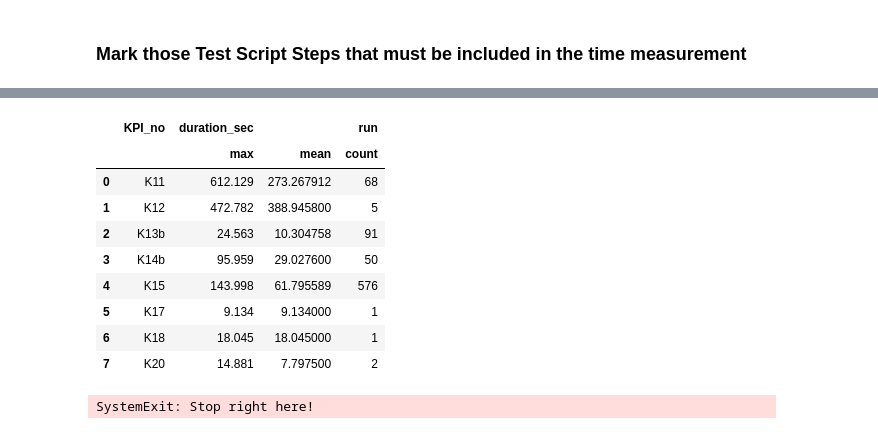
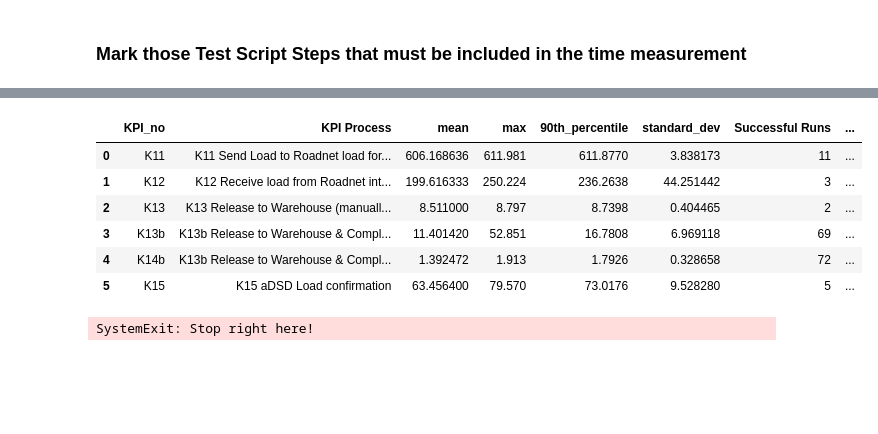
Before and after one commit to Lodewikus/CCBA_IPT, a Jupyter notebook: extract_EA_history.ipynb, the cells around one changed output, grey strips where cells are left out. Saved outputs shown, nothing was run; the diff lists cells and outputs as text; code cells hidden in the pictures; blank space fills up the shorter version.

```diff
--- a/extract_EA_history.ipynb
+++ b/extract_EA_history.ipynb
@@ -515,16 +457,19 @@ for idx in df1.index:
     try:
         linenum = df1['lineNum'][idx]
         if linenum in testStepstoMeasure[kpi_process]:
-            #print(linenum,testStepstoMeasure[scriptid])
-            #df1['Include_in_measure'][idx] = True
             df1.at[idx,'Include_in_measure'] = True
             j = [index for index, listItem in enumerate(testStepstoMeasure[kpi_process]) if listItem == linenum]
-            #df1['KPI_no'][idx] = testStepstoMeasure[scriptid][j[0]-1]
             df1.at[idx, 'KPI_no'] = testStepstoMeasure[kpi_process][j[0]-1]
     except:
         pass
     # Exception below
     # if scriptid == 399 and linenum == 17 and df1['StepLabel'][idx] == 'Click OK':
-    #     #df1['KPI_no'][idx] = 'K13'
-    #     df1.at[idx,'KPI_no'] = 'K13'
+    if kpi_process == 'K13 Release to Warehouse (manually planned loads)':
+        label = df1['StepLabel'][idx]
+        if linenum == 21 and df1['StepLabel'][idx] == 'Click OK':
+            df1.at[idx, 'KPI_no'] = 'K13'
+            df1.at[idx,'Include_in_measure'] = True
+        if linenum == 22 and df1['StepLabel'][idx] == 'Click Complete work':
+            df1.at[idx, 'KPI_no'] = 'K14'
+            df1.at[idx,'Include_in_measure'] = True
 # %%
@@ -564,13 +483,40 @@ zz
-# %%
-z
-# %% [output]
-|  | KPI_no | duration_sec |  | run |
-|  |  | max | mean | count |
-| 0 | K11 | 612.129 | 273.267912 | 68 |
-| 1 | K12 | 472.782 | 388.945800 | 5 |
-| 2 | K13b | 24.563 | 10.304758 | 91 |
-| 3 | K14b | 95.959 | 29.027600 | 50 |
-| 4 | K15 | 143.998 | 61.795589 | 576 |
-| 5 | K17 | 9.134 | 9.134000 | 1 |
-| 6 | K18 | 18.045 | 18.045000 | 1 |
-| 7 | K20 | 14.881 | 7.797500 | 2 |
+# %%
+# 90th Percentile
+def q90(x):
+    return x.quantile(0.9)
+
+kpi_results = df2.groupby(['KPI_no']).agg({'KPI': 'first', 'duration_sec': ['mean', 'max', q90, 'std'], 'run': 'count'}).reset_index()
+
+# Flatten multi-level columns
+kpi_results.columns = ['_'.join(col) for col in kpi_results.columns]
+kpi_results = kpi_results.reset_index(drop=True)
+# %%
+kpi_results.rename(columns={'KPI_no_': 'KPI_no', 'KPI_first':'KPI Process', 'duration_sec_mean': 'mean', 'duration_sec_max': 'max', 'duration_sec_q90': '90th_percentile', 'duration_sec_std': 'standard_dev', 'run_count': 'Successful Runs'}, inplace=True)
+# %%
+kpi_results = pd.merge(
+    kpi_results,
+    incomplete_runs,
+    how="left",
+    on=None,
+    left_on='KPI Process',
+    right_on='KPI Process',
+    left_index=False,
+    right_index=False,
+    sort=True,
+    suffixes=("_x", "_y"),
+    copy=True,
+    indicator=False,
+    validate=None,
+)
+
+kpi_results['Incomplete Runs'] = kpi_results['Incomplete Runs'].fillna(0)
+# %%
+kpi_results
+# %% [output]
+|  | KPI_no | KPI Process | mean | max | 90th_percentile | standard_dev | Successful Runs | ... |
+| 0 | K11 | K11 Send Load to Roadnet load for... | 606.168636 | 611.981 | 611.8770 | 3.838173 | 11 | ... |
+| 1 | K12 | K12 Receive load from Roadnet int... | 199.616333 | 250.224 | 236.2638 | 44.251442 | 3 | ... |
+| 2 | K13 | K13 Release to Warehouse (manuall... | 8.511000 | 8.797 | 8.7398 | 0.404465 | 2 | ... |
+| 3 | K13b | K13b Release to Warehouse & Compl... | 11.401420 | 52.851 | 16.7808 | 6.969118 | 69 | ... |
+| 4 | K14b | K13b Release to Warehouse & Compl... | 1.392472 | 1.913 | 1.7926 | 0.328658 | 72 | ... |
+| 5 | K15 | K15 aDSD Load confirmation | 63.456400 | 79.570 | 73.0176 | 9.528280 | 5 | ... |
```
Also changed, not shown: parts of 33 cells of this notebook, 2 other files.
